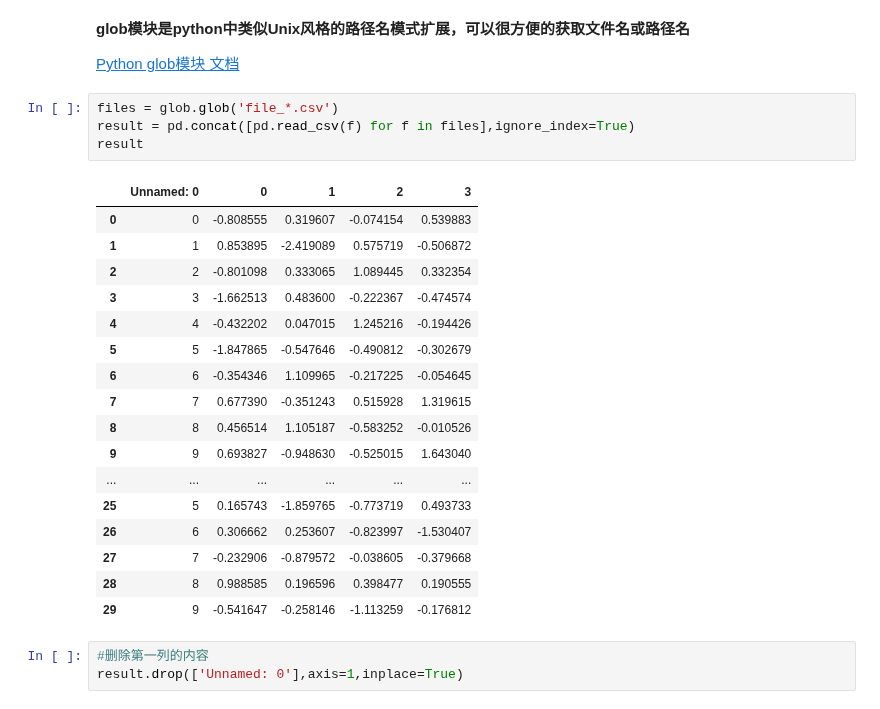
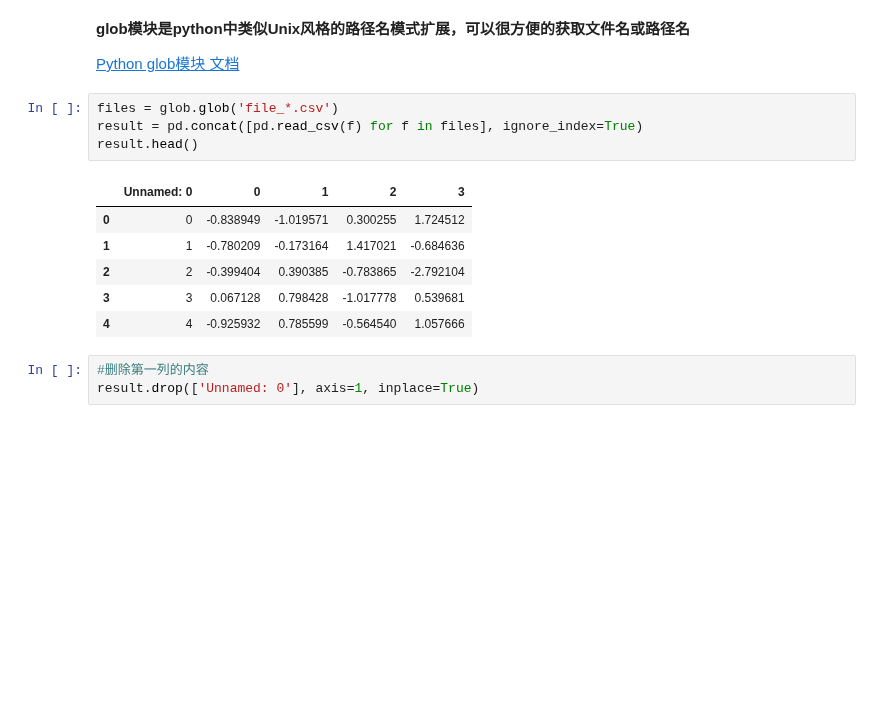
Before and after one commit to Frozoto1/Notebook, a Jupyter notebook: Python数据分析中的小技巧.ipynb, the cells around one changed output. Drawn from its saved outputs; the diff is of its cells as text; blank space fills up the shorter version.

```diff
--- a/琐碎笔记.ipynb
+++ b/Python数据分析中的小技巧.ipynb
@@ -43,27 +51,16 @@ import glob
 [Python glob模块 文档](https://docs.python.org/3/library/glob.html)
 # %%
 files = glob.glob('file_*.csv')
-result = pd.concat([pd.read_csv(f) for f in files],ignore_index=True)
-result
+result = pd.concat([pd.read_csv(f) for f in files], ignore_index=True)
+result.head()
 # %% [output]
 |  | Unnamed: 0 | 0 | 1 | 2 | 3 |
-| 0 | 0 | -0.808555 | 0.319607 | -0.074154 | 0.539883 |
-| 1 | 1 | 0.853895 | -2.419089 | 0.575719 | -0.506872 |
-| 2 | 2 | -0.801098 | 0.333065 | 1.089445 | 0.332354 |
-| 3 | 3 | -1.662513 | 0.483600 | -0.222367 | -0.474574 |
-| 4 | 4 | -0.432202 | 0.047015 | 1.245216 | -0.194426 |
-| 5 | 5 | -1.847865 | -0.547646 | -0.490812 | -0.302679 |
-| 6 | 6 | -0.354346 | 1.109965 | -0.217225 | -0.054645 |
-| 7 | 7 | 0.677390 | -0.351243 | 0.515928 | 1.319615 |
-| 8 | 8 | 0.456514 | 1.105187 | -0.583252 | -0.010526 |
-| 9 | 9 | 0.693827 | -0.948630 | -0.525015 | 1.643040 |
-| ... | ... | ... | ... | ... | ... |
-| 25 | 5 | 0.165743 | -1.859765 | -0.773719 | 0.493733 |
-| 26 | 6 | 0.306662 | 0.253607 | -0.823997 | -1.530407 |
-| 27 | 7 | -0.232906 | -0.879572 | -0.038605 | -0.379668 |
-| 28 | 8 | 0.988585 | 0.196596 | 0.398477 | 0.190555 |
-| 29 | 9 | -0.541647 | -0.258146 | -1.113259 | -0.176812 |
+| 0 | 0 | -0.838949 | -1.019571 | 0.300255 | 1.724512 |
+| 1 | 1 | -0.780209 | -0.173164 | 1.417021 | -0.684636 |
+| 2 | 2 | -0.399404 | 0.390385 | -0.783865 | -2.792104 |
+| 3 | 3 | 0.067128 | 0.798428 | -1.017778 | 0.539681 |
+| 4 | 4 | -0.925932 | 0.785599 | -0.564540 | 1.057666 |
 # %%
 #删除第一列的内容
-result.drop(['Unnamed: 0'],axis=1,inplace=True)
+result.drop(['Unnamed: 0'], axis=1, inplace=True)
 # %%
```
Also changed, not shown: parts of 10 cells of this notebook, 13 other files.
